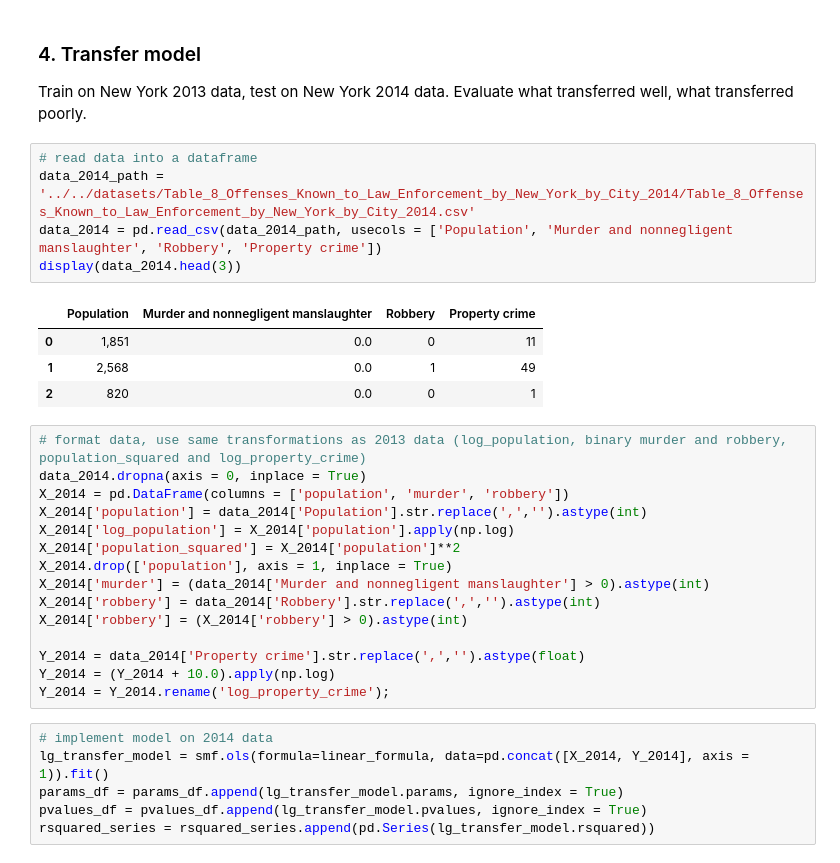
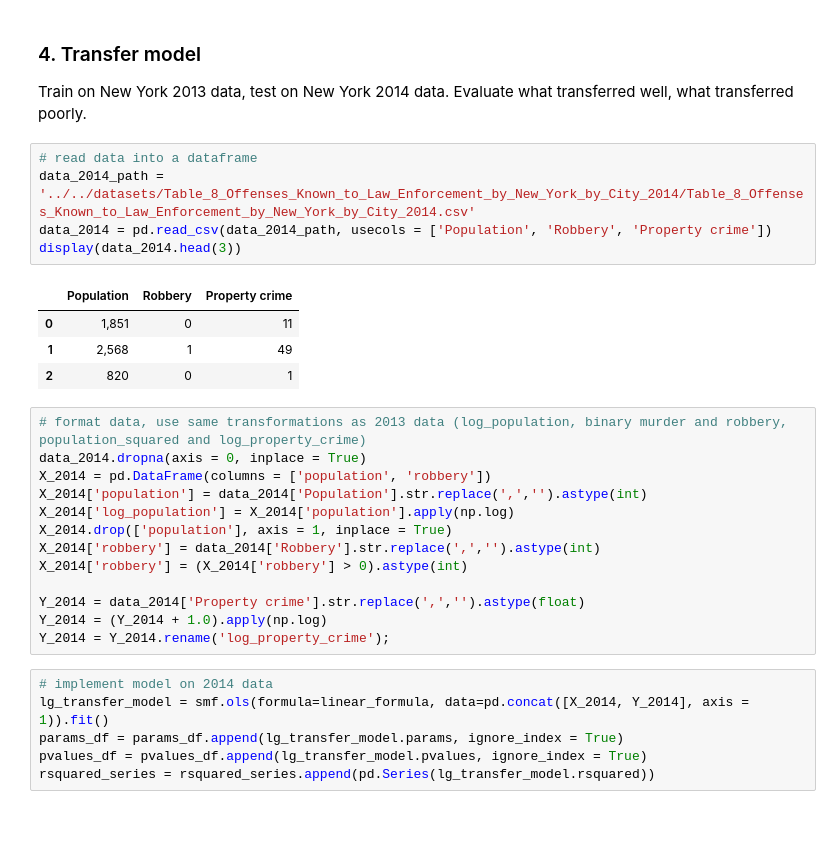
Before and after one commit to cobrobrown/thinkful_course, a Jupyter notebook: unit_2_supervised_learning/2.5.2_challenge_validating_a_linear_regression/2.5.2_challenge_validating_a_linear_regression.ipynb, the cells around one changed output. Drawn from its saved outputs; the diff is of its cells as text; blank space fills up the shorter version.

```diff
--- a/unit_2_supervised_learning/2.5.2_challenge_validating_a_linear_regression/2.5.2_challenge_validating_a_linear_regression.ipynb
+++ b/unit_2_supervised_learning/2.5.2_challenge_validating_a_linear_regression/2.5.2_challenge_validating_a_linear_regression.ipynb
@@ -124,27 +161,25 @@ Train on New York 2013 data, test on New York 2014 data. Evaluate what transferr
 # %%
 # read data into a dataframe
 data_2014_path = '../../datasets/Table_8_Offenses_Known_to_Law_Enforcement_by_New_York_by_City_2014/Table_8_Offenses_Known_to_Law_Enforcement_by_New_York_by_City_2014.csv'
-data_2014 = pd.read_csv(data_2014_path, usecols = ['Population', 'Murder and nonnegligent manslaughter', 'Robbery', 'Property crime'])
+data_2014 = pd.read_csv(data_2014_path, usecols = ['Population', 'Robbery', 'Property crime'])
 display(data_2014.head(3))
 # %% [output]
-|  | Population | Murder and nonnegligent manslaughter | Robbery | Property crime |
-| 0 | 1,851 | 0.0 | 0 | 11 |
-| 1 | 2,568 | 0.0 | 1 | 49 |
-| 2 | 820 | 0.0 | 0 | 1 |
+|  | Population | Robbery | Property crime |
+| 0 | 1,851 | 0 | 11 |
+| 1 | 2,568 | 1 | 49 |
+| 2 | 820 | 0 | 1 |
 # %%
 # format data, use same transformations as 2013 data (log_population, binary murder and robbery, population_squared and log_property_crime)
 data_2014.dropna(axis = 0, inplace = True)
-X_2014 = pd.DataFrame(columns = ['population', 'murder', 'robbery'])
+X_2014 = pd.DataFrame(columns = ['population', 'robbery'])
 X_2014['population'] = data_2014['Population'].str.replace(',','').astype(int)
 X_2014['log_population'] = X_2014['population'].apply(np.log)
-X_2014['population_squared'] = X_2014['population']**2
 X_2014.drop(['population'], axis = 1, inplace = True)
-X_2014['murder'] = (data_2014['Murder and nonnegligent manslaughter'] > 0).astype(int)
 X_2014['robbery'] = data_2014['Robbery'].str.replace(',','').astype(int)
 X_2014['robbery'] = (X_2014['robbery'] > 0).astype(int)
 
 Y_2014 = data_2014['Property crime'].str.replace(',','').astype(float)
-Y_2014 = (Y_2014 + 10.0).apply(np.log)
+Y_2014 = (Y_2014 + 1.0).apply(np.log)
 Y_2014 = Y_2014.rename('log_property_crime');
 # %%
 # implement model on 2014 data
```
Also changed, not shown: parts of 5 cells of this notebook.
